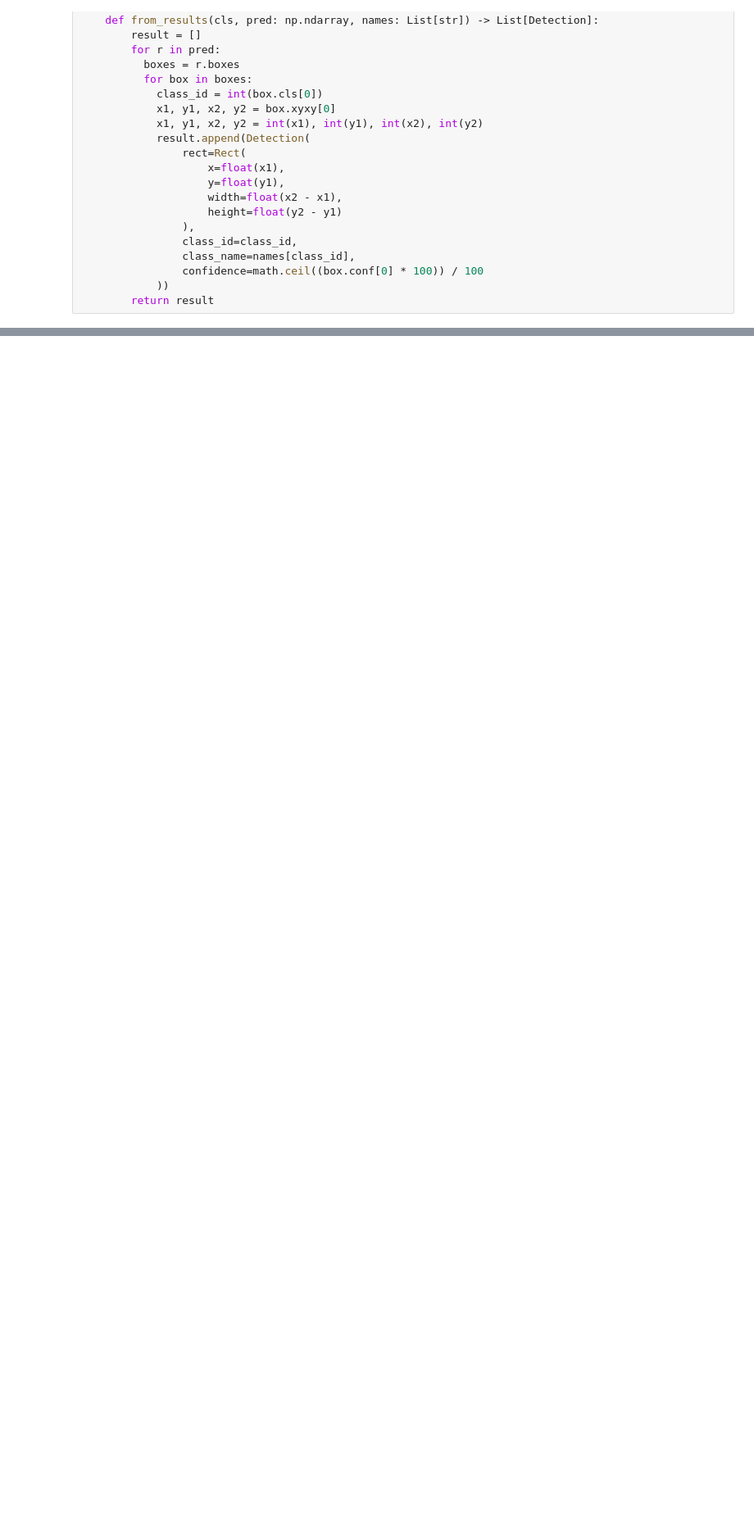
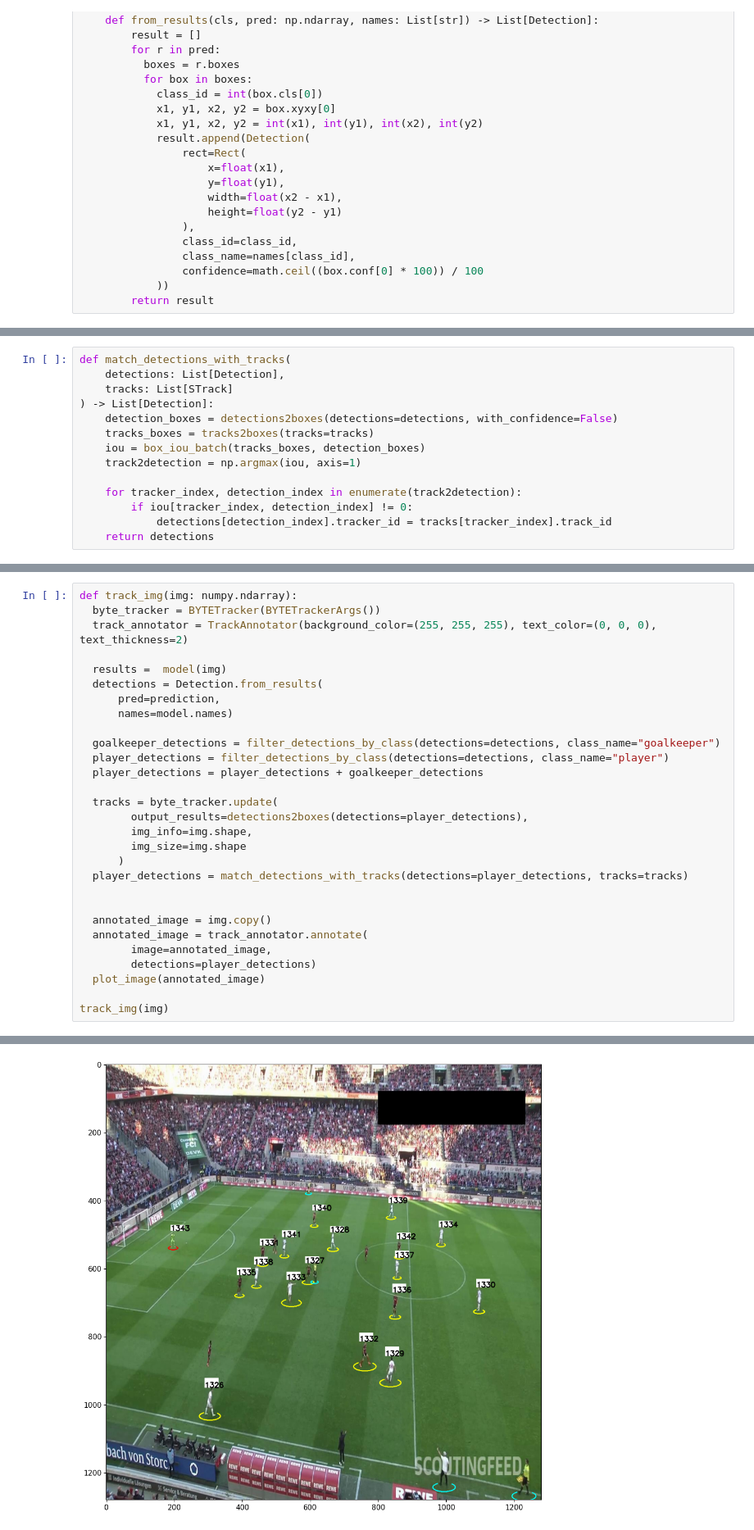
Before and after one commit to DenyT17/Football_Object_Detection, a Jupyter notebook: Football_Object_Detection_Testing.ipynb, the cells around one changed output, grey strips where cells are left out. Shown at 82% size. Drawn from its saved outputs; the diff is of its cells as text; blank space fills up the shorter version.

```diff
--- a/Football_Object_Detection_Testing.ipynb
+++ b/Football_Object_Detection_Testing.ipynb
@@ -314,0 +399,14 @@ Speed: 0.8ms preprocess, 532.5ms inference, 1.2ms postprocess per image at shape
+# %%
+def match_detections_with_tracks(
+    detections: List[Detection],
+    tracks: List[STrack]
+) -> List[Detection]:
+    detection_boxes = detections2boxes(detections=detections, with_confidence=False)
+    tracks_boxes = tracks2boxes(tracks=tracks)
+    iou = box_iou_batch(tracks_boxes, detection_boxes)
+    track2detection = np.argmax(iou, axis=1)
+
+    for tracker_index, detection_index in enumerate(track2detection):
+        if iou[tracker_index, detection_index] != 0:
+            detections[detection_index].tracker_id = tracks[tracker_index].track_id
+    return detections
@@ -314,0 +464,30 @@ Speed: 0.8ms preprocess, 532.5ms inference, 1.2ms postprocess per image at shape
+# %%
+def track_img(img: numpy.ndarray):
+  byte_tracker = BYTETracker(BYTETrackerArgs())
+  track_annotator = TrackAnnotator(background_color=(255, 255, 255), text_color=(0, 0, 0), text_thickness=2)
+
+  results =  model(img)
+  detections = Detection.from_results(
+      pred=prediction,
+      names=model.names)
+
+  goalkeeper_detections = filter_detections_by_class(detections=detections, class_name="goalkeeper")
+  player_detections = filter_detections_by_class(detections=detections, class_name="player")
+  player_detections = player_detections + goalkeeper_detections
+
+  tracks = byte_tracker.update(
+        output_results=detections2boxes(detections=player_detections),
+        img_info=img.shape,
+        img_size=img.shape
+      )
+  player_detections = match_detections_with_tracks(detections=player_detections, tracks=tracks)
+
+
+  annotated_image = img.copy()
+  annotated_image = track_annotator.annotate(
+        image=annotated_image,
+        detections=player_detections)
+  plot_image(annotated_image)
+
+track_img(img)
+# %% [output]
@@ -314,0 +496 @@ Speed: 0.8ms preprocess, 532.5ms inference, 1.2ms postprocess per image at shape
+[figure, added]
```
Also changed, not shown: parts of 26 cells of this notebook.
